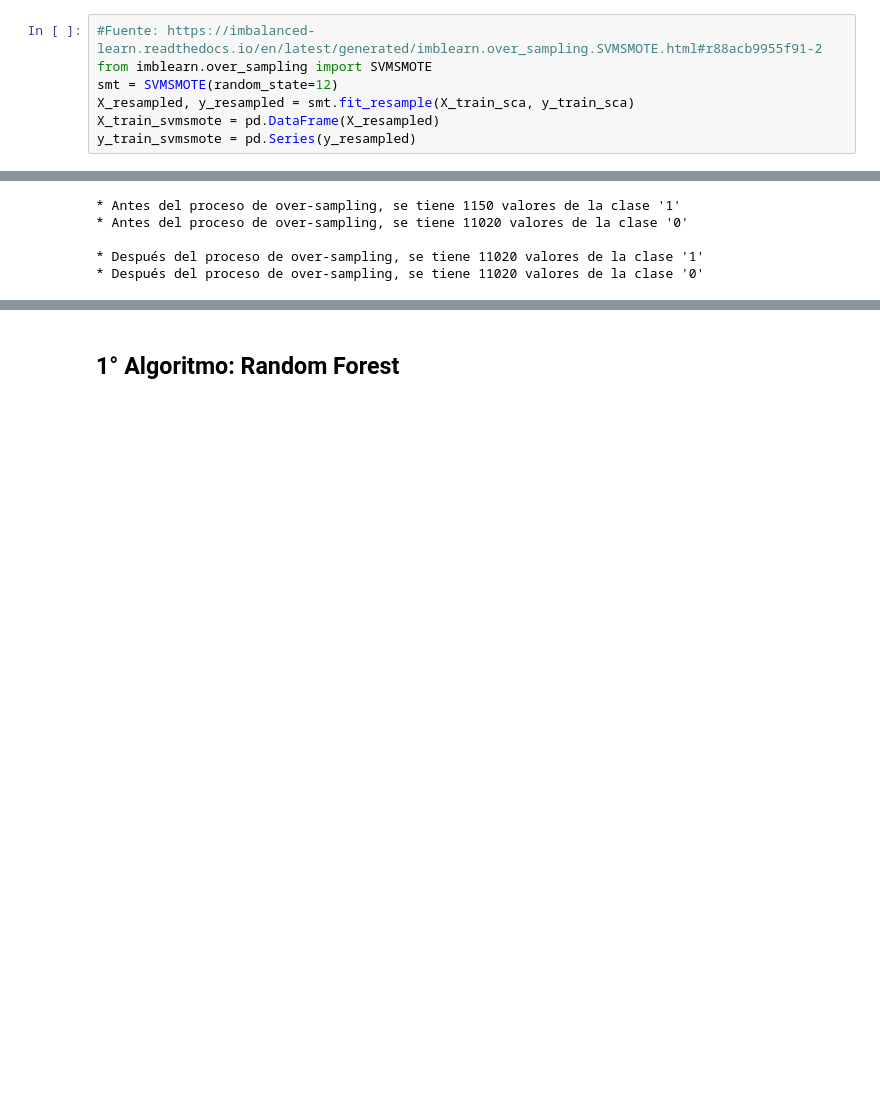
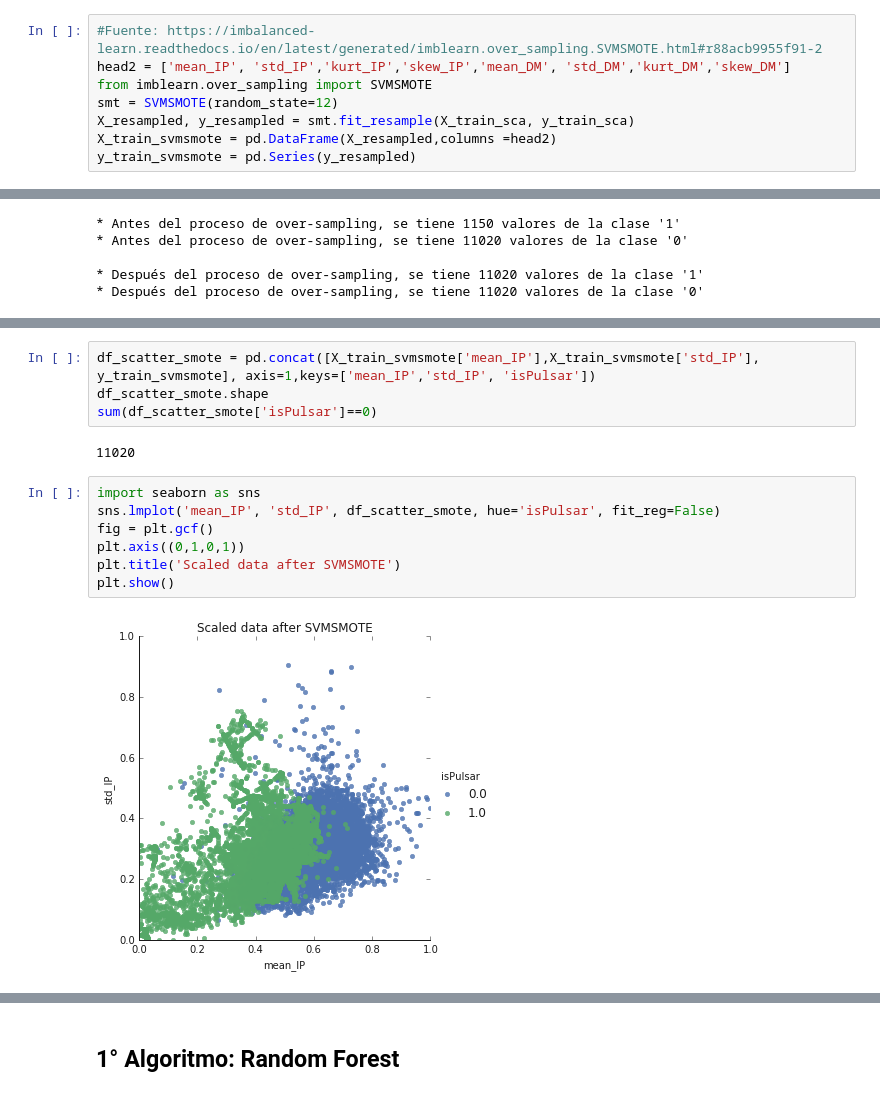
Before and after one commit to MrCycler/ML_PULSAR_CLASSIFICATION_PROJECT, a Jupyter notebook: APLICACION DE ALGORITMOS/Prueba_Algoritmos_DataNormalizada.ipynb, the cells around one changed output, grey strips where cells are left out. Cells and saved outputs as stored; diff of their text form; blank space fills up the shorter version.

Commit message:
Gráfica Scatter
Se añadió las gráficas con Smote y sin smote

```diff
--- a/APLICACION DE ALGORITMOS/Prueba_Algoritmos_DataNormalizada.ipynb
+++ b/APLICACION DE ALGORITMOS/Prueba_Algoritmos_DataNormalizada.ipynb
@@ -323,10 +324,11 @@ Aplicamos SVMSMOTE en el conjunto de entrenamiento.
 Como en la sección anterior, se aplicará a cada algoritmo GridSearch para obtener los mejores hiperparámetros.
 # %%
 #Fuente: https://imbalanced-learn.readthedocs.io/en/latest/generated/imblearn.over_sampling.SVMSMOTE.html#r88acb9955f91-2
+head2 = ['mean_IP', 'std_IP','kurt_IP','skew_IP','mean_DM', 'std_DM','kurt_DM','skew_DM']
 from imblearn.over_sampling import SVMSMOTE
 smt = SVMSMOTE(random_state=12)
 X_resampled, y_resampled = smt.fit_resample(X_train_sca, y_train_sca)
-X_train_svmsmote = pd.DataFrame(X_resampled)
+X_train_svmsmote = pd.DataFrame(X_resampled,columns =head2)
 y_train_svmsmote = pd.Series(y_resampled)
 # %%
 print("* Antes del proceso de over-sampling, se tiene {} valores de la clase '1'".format(sum(y_train_sca==1)))
@@ -362,0 +372,15 @@ print("* Después del proceso de over-sampling, se tiene {} valores de la clase
+# %%
+df_scatter_smote = pd.concat([X_train_svmsmote['mean_IP'],X_train_svmsmote['std_IP'], y_train_svmsmote], axis=1,keys=['mean_IP','std_IP', 'isPulsar'])
+df_scatter_smote.shape
+sum(df_scatter_smote['isPulsar']==0)
+# %% [output]
+11020
+# %%
+import seaborn as sns
+sns.lmplot('mean_IP', 'std_IP', df_scatter_smote, hue='isPulsar', fit_reg=False)
+fig = plt.gcf()
+plt.axis((0,1,0,1))
+plt.title('Scaled data after SVMSMOTE')
+plt.show()
+# %% [output]
+[figure, added]
```
Also changed, not shown: parts of 3 cells of this notebook.
